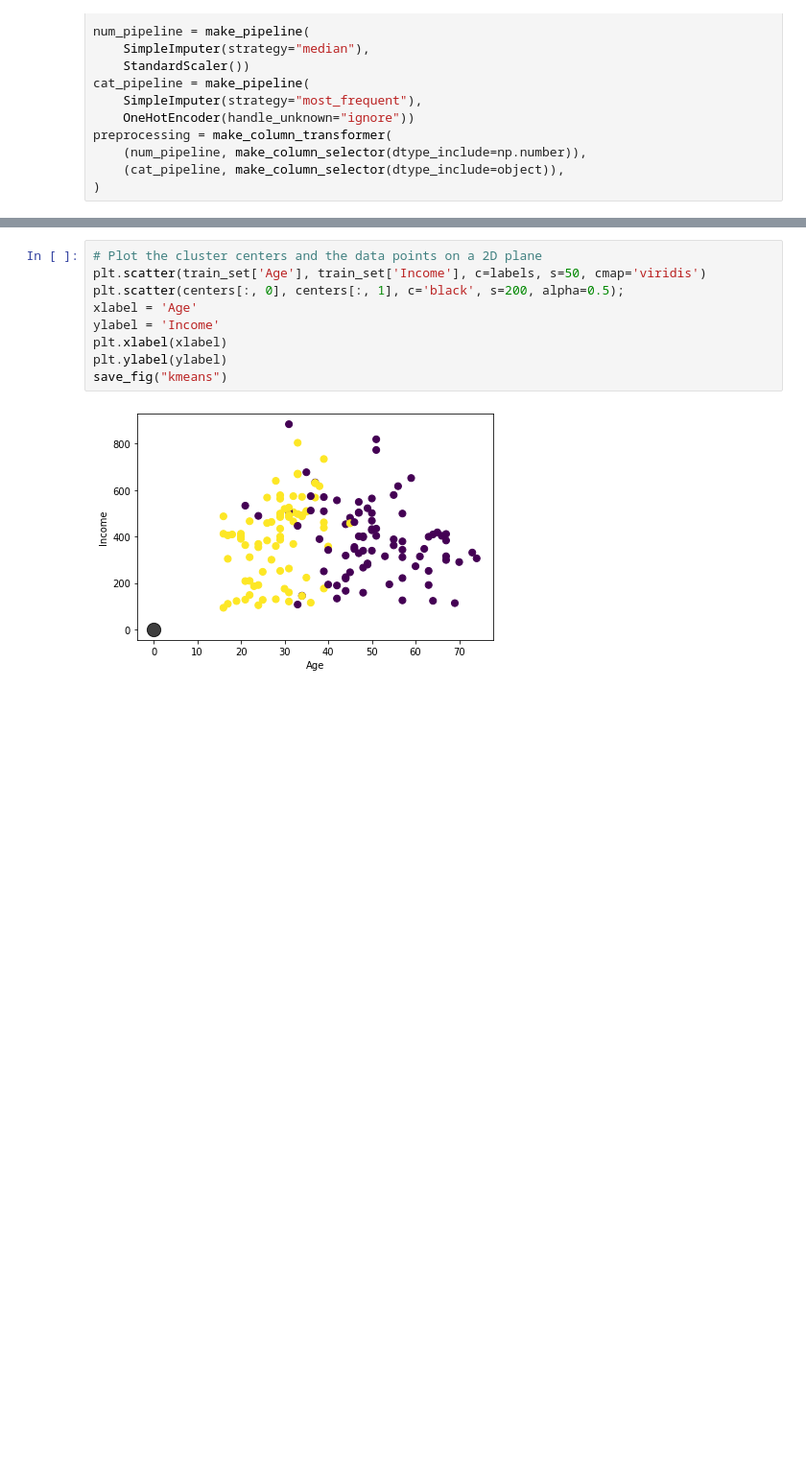
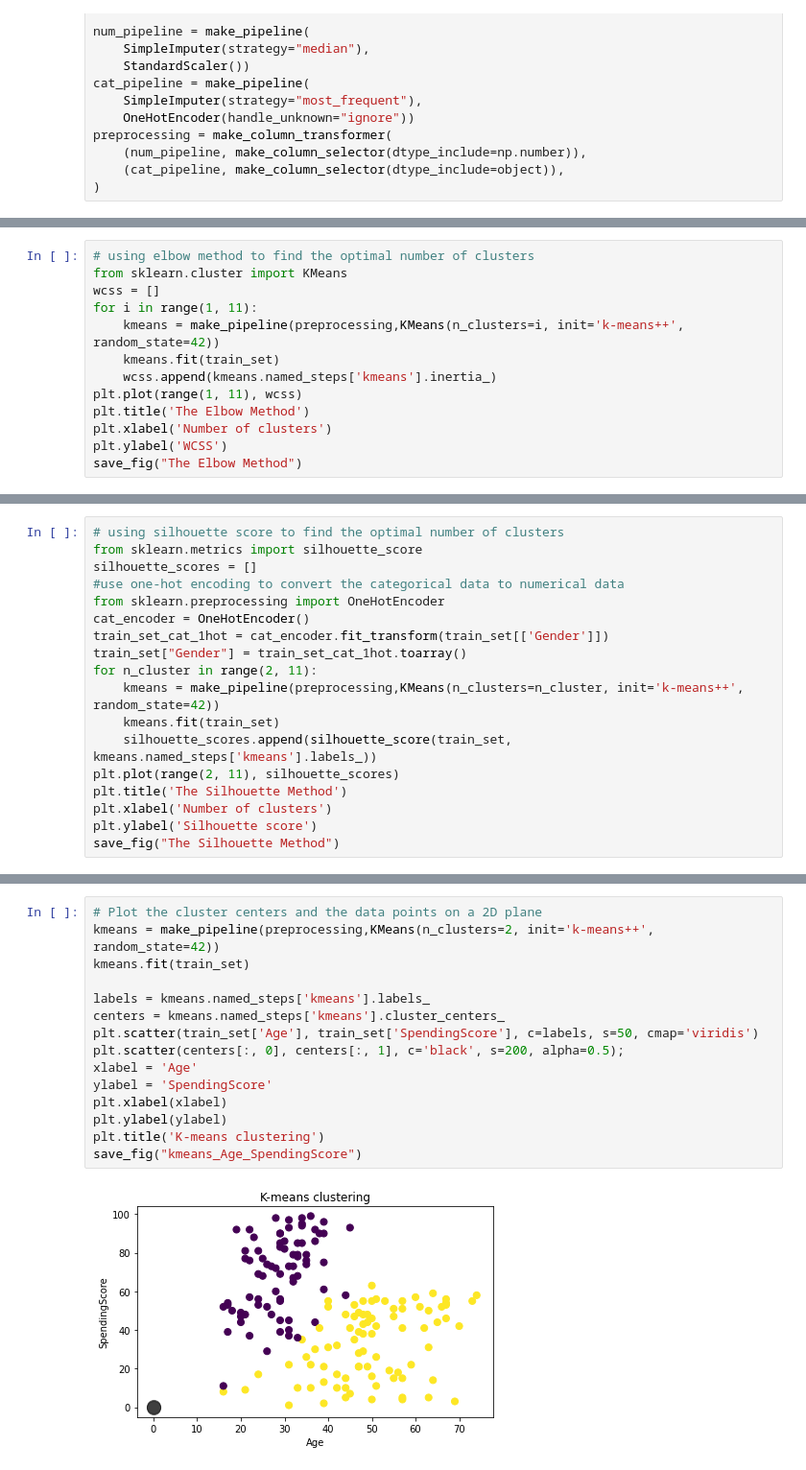
Before and after one commit to seanxuu/Machine-Learning-7126, a Jupyter notebook: assignment3.ipynb, the cells around one changed output, grey strips where cells are left out. Shown at 96% size. Cells and saved outputs as stored; diff of their text form; blank space fills up the shorter version.

```diff
--- a/assignment3.ipynb
+++ b/assignment3.ipynb
@@ -128,0 +115,13 @@ centers = kmeans.named_steps['kmeans'].cluster_centers_
+# %%
+# using elbow method to find the optimal number of clusters
+from sklearn.cluster import KMeans
+wcss = []
+for i in range(1, 11):
+    kmeans = make_pipeline(preprocessing,KMeans(n_clusters=i, init='k-means++', random_state=42))
+    kmeans.fit(train_set)
+    wcss.append(kmeans.named_steps['kmeans'].inertia_)
+plt.plot(range(1, 11), wcss)
+plt.title('The Elbow Method')
+plt.xlabel('Number of clusters')
+plt.ylabel('WCSS')
+save_fig("The Elbow Method")
@@ -128,0 +130,18 @@ centers = kmeans.named_steps['kmeans'].cluster_centers_
+# %%
+# using silhouette score to find the optimal number of clusters
+from sklearn.metrics import silhouette_score
+silhouette_scores = []
+#use one-hot encoding to convert the categorical data to numerical data
+from sklearn.preprocessing import OneHotEncoder
+cat_encoder = OneHotEncoder()
+train_set_cat_1hot = cat_encoder.fit_transform(train_set[['Gender']])
+train_set["Gender"] = train_set_cat_1hot.toarray()
+for n_cluster in range(2, 11):
+    kmeans = make_pipeline(preprocessing,KMeans(n_clusters=n_cluster, init='k-means++', random_state=42))
+    kmeans.fit(train_set)
+    silhouette_scores.append(silhouette_score(train_set, kmeans.named_steps['kmeans'].labels_))
+plt.plot(range(2, 11), silhouette_scores)
+plt.title('The Silhouette Method')
+plt.xlabel('Number of clusters')
+plt.ylabel('Silhouette score')
+save_fig("The Silhouette Method")
@@ -129,11 +150,17 @@ centers = kmeans.named_steps['kmeans'].cluster_centers_
 # %%
 # Plot the cluster centers and the data points on a 2D plane
-plt.scatter(train_set['Age'], train_set['Income'], c=labels, s=50, cmap='viridis')
+kmeans = make_pipeline(preprocessing,KMeans(n_clusters=2, init='k-means++', random_state=42))
+kmeans.fit(train_set)
+
+labels = kmeans.named_steps['kmeans'].labels_
+centers = kmeans.named_steps['kmeans'].cluster_centers_
+plt.scatter(train_set['Age'], train_set['SpendingScore'], c=labels, s=50, cmap='viridis')
 plt.scatter(centers[:, 0], centers[:, 1], c='black', s=200, alpha=0.5);
 xlabel = 'Age'
-ylabel = 'Income'
+ylabel = 'SpendingScore'
 plt.xlabel(xlabel)
 plt.ylabel(ylabel)
-save_fig("kmeans")
+plt.title('K-means clustering')
+save_fig("kmeans_Age_SpendingScore")
 # %% [output]
-[figure, old version]
+[figure, new version]
```
Also changed, not shown: parts of 5 cells of this notebook, 1 other file.
